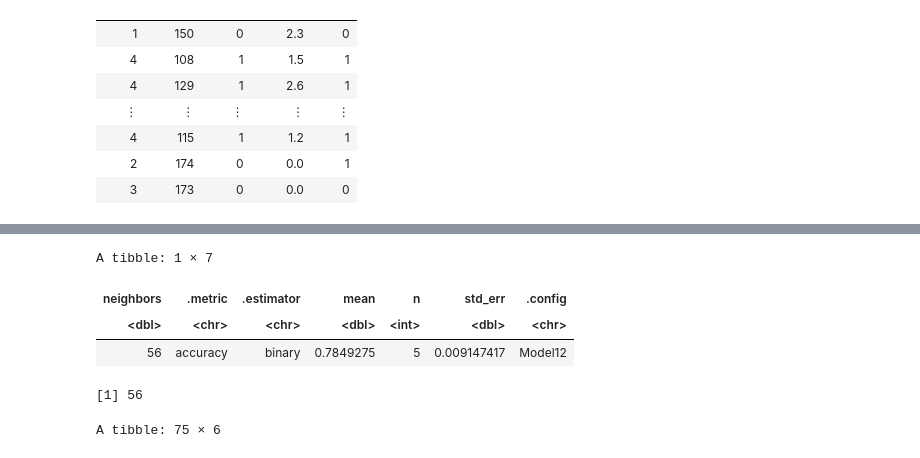
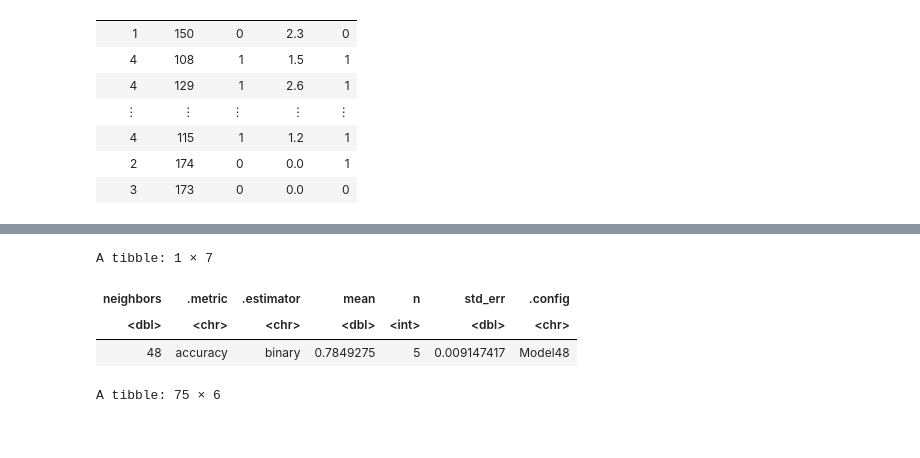
Before and after one commit to oliviahe0111/Heart-Disease-Data, a Jupyter notebook: heart_disease_data.ipynb, the cells around one changed output, grey strips where cells are left out. Cells and saved outputs as stored; diff of their text form; code cells hidden in the pictures.

```diff
--- a/heart_disease_data.ipynb
+++ b/heart_disease_data.ipynb
@@ -821,43 +695,35 @@ heart_recipe_mut_4 <- recipe(num ~ ., data = heart_disease_train_mut_4)%>%
 
 heart_disease_vfold_mut_4 <- vfold_cv(heart_disease_train_mut_4, v = 5, strata = num)
 # %%
-k_lots_mut_4 <- tibble(neighbors = seq(from = 1, to = 80, by = 5))
+k_lots_mut_4 <- tibble(neighbors = seq(from = 1, to = 50, by = 1))
 
 knn_fit_mut_4 <- workflow() %>%
             add_recipe(heart_recipe_mut_4) %>%
             add_model(knn_spec_mut_4) %>%
             tune_grid(resamples = heart_disease_vfold_mut_4, grid = k_lots_mut_4)
 # %%
-heart_disease_metrics_mut_4 <- knn_fit_mut_4 %>%
-                        collect_metrics()
+heart_disease_metrics_mut_4 <- knn_fit_mut_4 %>% collect_metrics()
 
-accuracies_mut_4 <- heart_disease_metrics_mut_4 %>%
-        filter(.metric == "accuracy")
+accuracies_mut_4 <- heart_disease_metrics_mut_4 %>% filter(.metric == "accuracy")
 
 accuracy_vs_k_mut_4 <- ggplot(accuracies_mut_4, aes(x = neighbors, y = mean)) +
   geom_point() +
   geom_line() +
   labs(x = "Neighbors", y = "Accuracy Estimate") +
   theme(text = element_text(size = 12))
 
 accuracies_final_mut_4 <- heart_disease_metrics_mut_4 %>%
         filter(.metric == "accuracy") %>%
         arrange(mean) %>%
         tail(1)
 accuracies_final_mut_4
+
+final_k_for_4predictors <- accuracies_final_mut_4 %>% select(neighbors)%>%pull()
 # %% [output]
 A tibble: 1 × 7
 | neighbors | .metric | .estimator | mean | n | std_err | .config |
 | <dbl> | <chr> | <chr> | <dbl> | <int> | <dbl> | <chr> |
-| 56 | accuracy | binary | 0.7849275 | 5 | 0.009147417 | Model12 |
+| 48 | accuracy | binary | 0.7849275 | 5 | 0.009147417 | Model48 |
-# %%
-final_k_for_4predictors <- accuracies_final_mut_4 %>%
-        filter(.metric == "accuracy") %>%
-        arrange(mean) %>%
-        tail(1)%>%select(neighbors)%>%pull()
-final_k_for_4predictors
-# %% [output]
-[1] 56
 # %%
 knn_spec_mut_4 <- nearest_neighbor(weight_func = "rectangular", neighbors = final_k_for_4predictors) %>%
   set_engine("kknn") %>%
```
Also changed, not shown: parts of 88 cells of this notebook.
